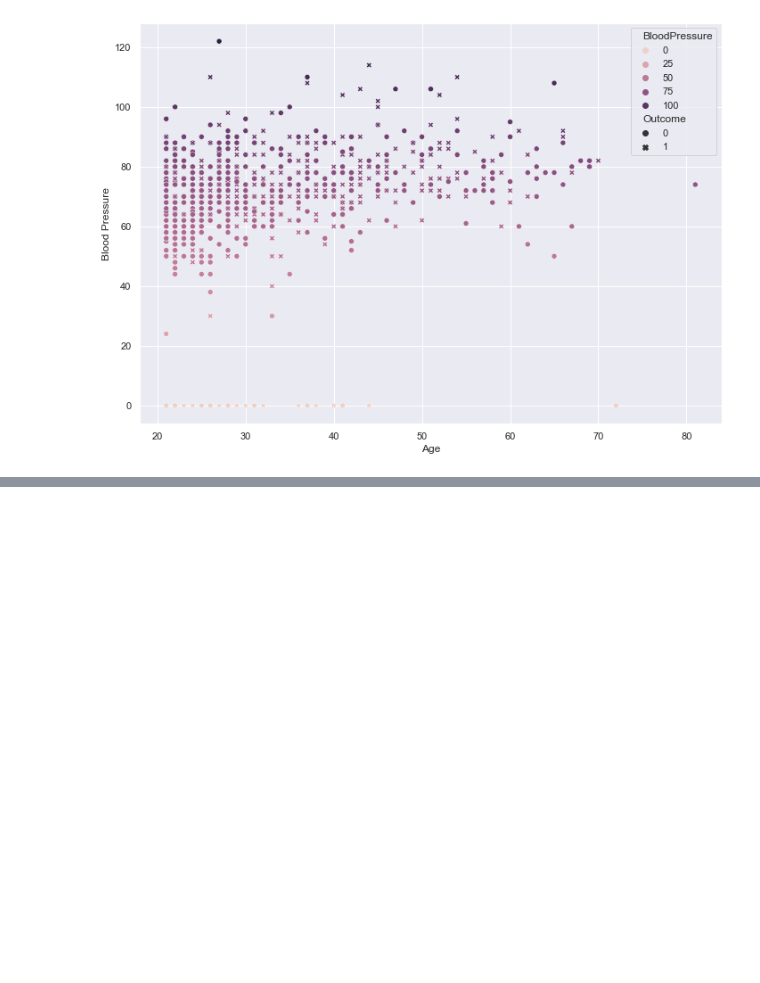
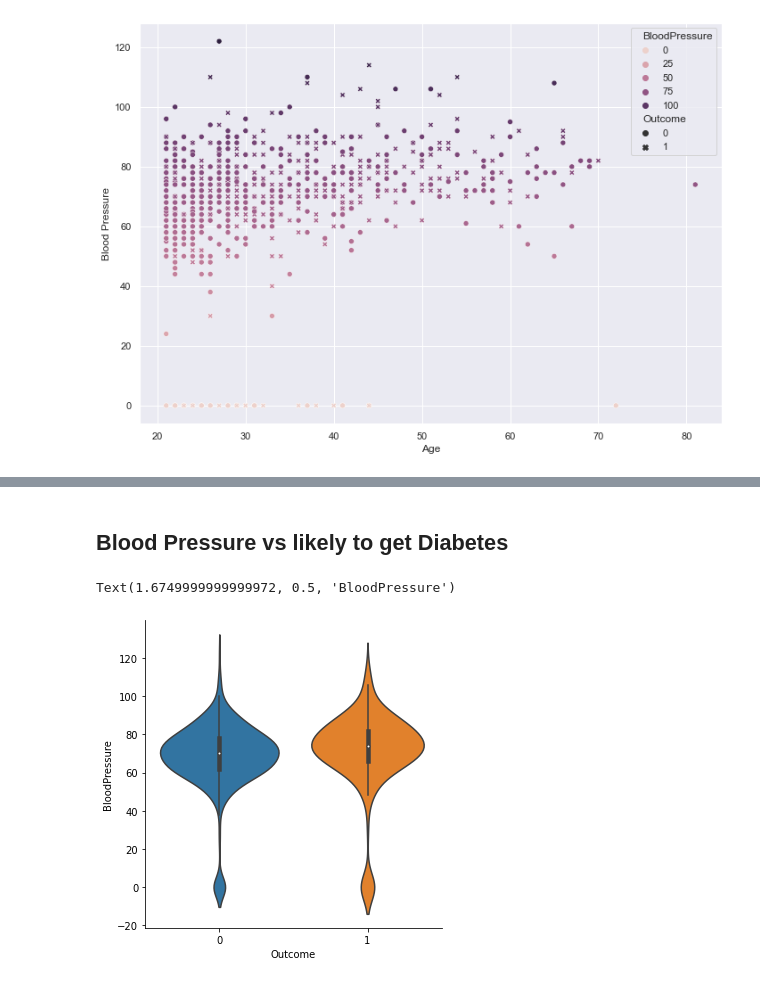
Before and after one commit to Spidey03/learning-ml, a Jupyter notebook: classification/KNN/diabetes/diabetes_visualization.ipynb, the cells around one changed output, grey strips where cells are left out. Drawn from its saved outputs; the diff is of its cells as text; code cells hidden in the pictures; blank space fills up the shorter version.

```diff
--- a/classification/KNN/diabetes/diabetes_visualization.ipynb
+++ b/classification/KNN/diabetes/diabetes_visualization.ipynb
@@ -90,0 +105,14 @@ Text(0, 0.5, 'Blood Pressure')
+# %% [markdown]
+## Blood Pressure vs likely to get Diabetes
+# %%
+sns.catplot(
+    y="BloodPressure",
+    x="Outcome",
+    data=df,
+    kind="violin"
+)
+plt.xlabel("Outcome")
+plt.ylabel("BloodPressure")
+# %% [output]
+Text(1.6749999999999972, 0.5, 'BloodPressure')
+[figure, added]
```
Also changed, not shown: parts of 2 cells of this notebook.
